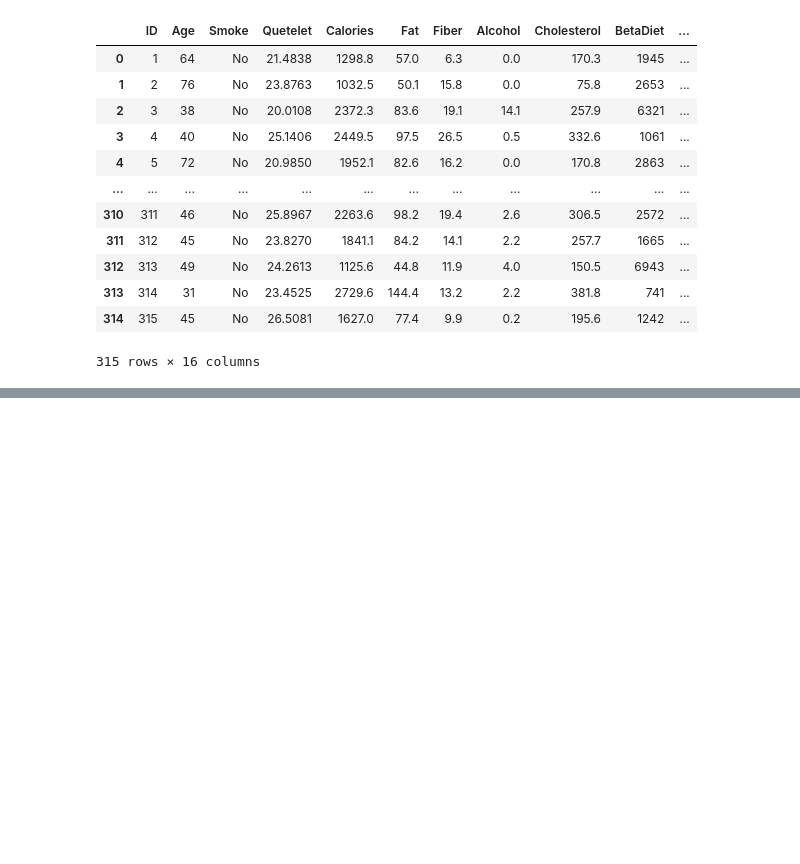
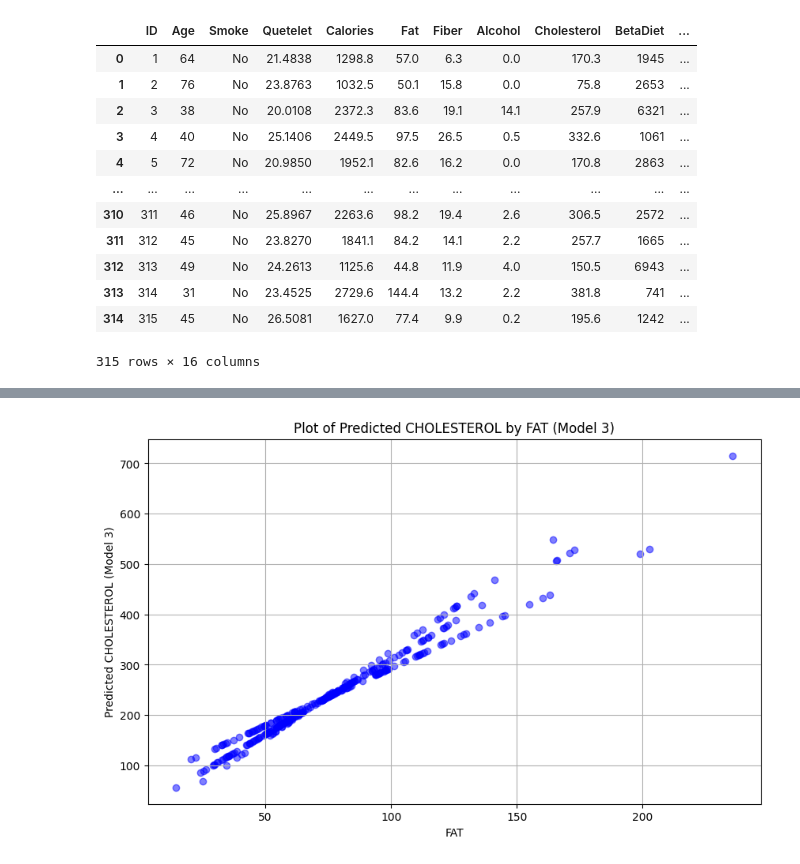
Before and after one commit to MichaelRocchio/msds_410, a Jupyter notebook: Assignment_5/rocchio_assign5.ipynb, the cells around one changed output, grey strips where cells are left out. Saved outputs shown, nothing was run; the diff lists cells and outputs as text; code cells hidden in the pictures; blank space fills up the shorter version.

```diff
--- a/Assignment_5/rocchio_assign5.ipynb
+++ b/Assignment_5/rocchio_assign5.ipynb
@@ -64,0 +309,7 @@ If you can provide the output of the ANOVA, we can further interpret those resul
+# %%
+# Creating new product variables by multiplying each of the dummy coded variables for PRIORSMOKE by the FAT variable
+nutrition_data_with_dummies['PriorSmoke_2_Fat'] = nutrition_data_with_dummies['PriorSmoke_2'] * nutrition_data_with_dummies['Fat']
+nutrition_data_with_dummies['PriorSmoke_3_Fat'] = nutrition_data_with_dummies['PriorSmoke_3'] * nutrition_data_with_dummies['Fat']
+
+# Displaying the first few rows to verify the new product variables
+nutrition_data_with_dummies[['PriorSmoke_2', 'PriorSmoke_3', 'Fat', 'PriorSmoke_2_Fat', 'PriorSmoke_3_Fat']].head()
@@ -64,0 +323,15 @@ If you can provide the output of the ANOVA, we can further interpret those resul
+# %%
+# Defining the response variable (Y) and explanatory variables (X's) for Model 3 (Unequal Slopes Model)
+Y_model_3 = nutrition_data_with_dummies['Cholesterol']
+X_model_3 = nutrition_data_with_dummies[['PriorSmoke_2', 'PriorSmoke_3', 'Fat', 'PriorSmoke_2_Fat', 'PriorSmoke_3_Fat']]
+X_model_3 = sm.add_constant(X_model_3) # Adding a constant for the intercept term
+
+# Creating an Unequal Slopes Model (Model 3)
+model_3 = sm.OLS(Y_model_3, X_model_3)
+
+# Fitting the model
+results_model_3 = model_3.fit()
+
+# Summary of the model, including coefficients, hypothesis test results, and goodness of fit statistics
+summary_model_3 = results_model_3.summary()
+summary_model_3
@@ -64,0 +417,9 @@ If you can provide the output of the ANOVA, we can further interpret those resul
+# %%
+# Obtaining the predicted values for "CHOLESTEROL" (Y) using Model 3
+predicted_values_model_3 = results_model_3.predict(X_model_3)
+
+# Adding the predicted values to the dataset
+nutrition_data_with_dummies['Predicted_Cholesterol_Model_3'] = predicted_values_model_3
+
+# Displaying the first few rows to verify the predicted values for Model 3
+nutrition_data_with_dummies[['Cholesterol', 'Predicted_Cholesterol_Model_3', 'Fat']].head()
@@ -64,0 +433,11 @@ If you can provide the output of the ANOVA, we can further interpret those resul
+# %%
+# Plotting the predicted values for CHOLESTEROL (Y) by FAT (X) using Model 3
+plt.figure(figsize=(10, 6))
+plt.scatter(nutrition_data_with_dummies['Fat'], nutrition_data_with_dummies['Predicted_Cholesterol_Model_3'], c='blue', alpha=0.5)
+plt.title('Plot of Predicted CHOLESTEROL by FAT (Model 3)')
+plt.xlabel('FAT')
+plt.ylabel('Predicted CHOLESTEROL (Model 3)')
+plt.grid(True)
+plt.show()
+# %% [output]
+[figure, added]
```
Also changed, not shown: parts of 36 cells of this notebook.
